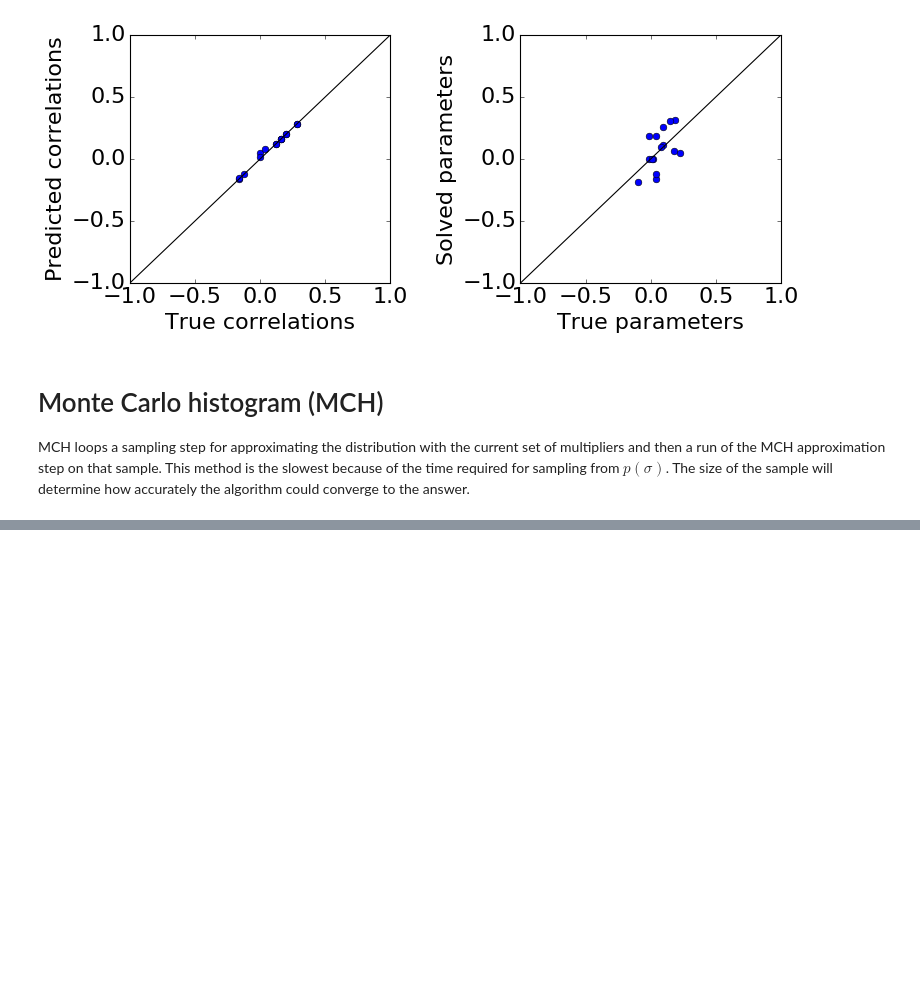
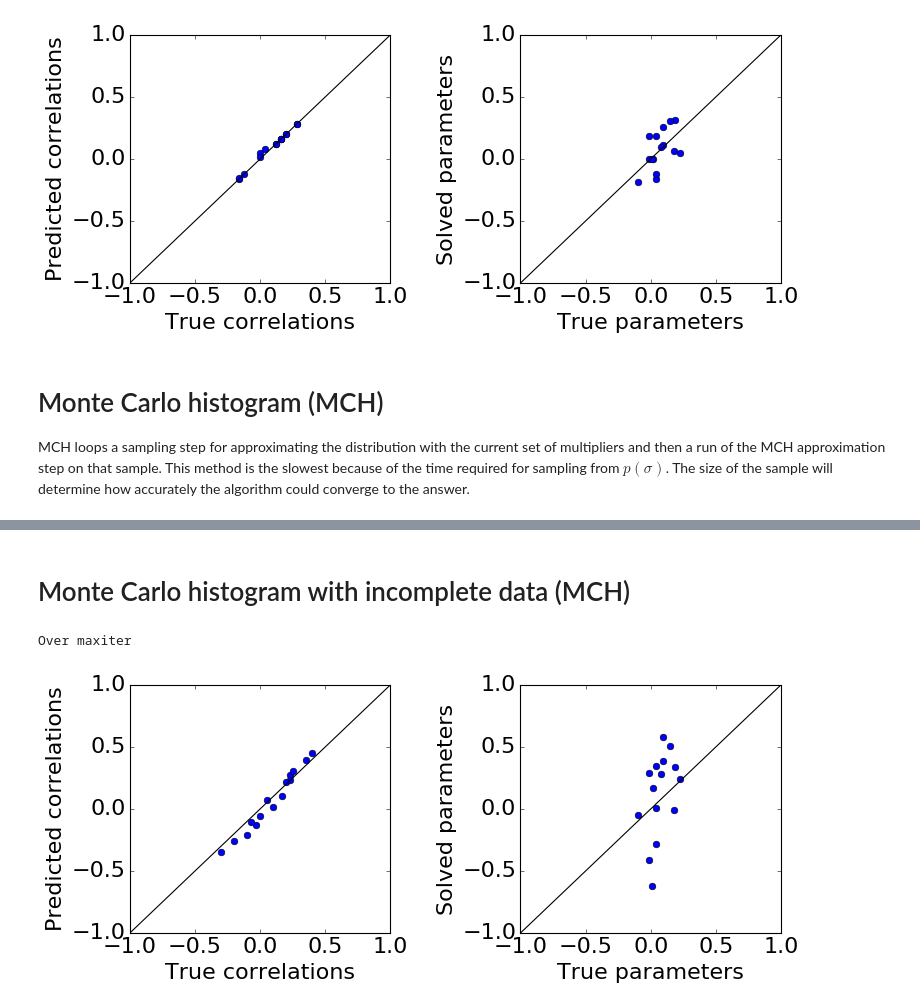
Before and after one commit to eltrompetero/coniii, a Jupyter notebook: Examples.ipynb, the cells around one changed output, grey strips where cells are left out. Saved outputs shown, nothing was run; the diff lists cells and outputs as text; code cells hidden in the pictures; blank space fills up the shorter version.

```diff
--- a/Examples.ipynb
+++ b/Examples.ipynb
@@ -196,0 +193,60 @@ fig.subplots_adjust(wspace=.5)
+# %% [markdown]
+# Monte Carlo histogram with incomplete data (MCH)
+# %%
+# Mask some of the data points.
+maskedSample = sample.copy()
+for i in xrange(5):
+    maskedSample[i*20:(i+1)*20,i:i+2] = 0
+
+# Calculate sisj only from the available data points between pairs of spins.
+sisj = pair_corr(maskedSample,exclude_empty=True,concat=True)
+# %%
+# Declare and call solver.
+solver = MCHIncompleteData(n,calc_observables=calc_observables,
+                         sample_size=100,
+                         sample_method='metropolis',
+                         mch_approximation=mchApproximation)
+
+estMultipliers = solver.solve(X=sample,
+                              constraints=pair_corr(sample,exclude_empty=True,concat=True),
+                              maxiter=10,
+                              cond_sample_size=lambda n:10*n,
+                              cond_sample_iters=lambda n:50*n,
+                              generate_kwargs={'systematic_iter':True},
+                              disp='detailed')
+
+estMultipliers = solver.solve(X=sample,
+                              constraints=pair_corr(sample,exclude_empty=True,concat=True),
+                              initial_guess=estMultipliers,
+                              maxiter=10,
+                              cond_sample_size=lambda n:10*n,
+                              cond_sample_iters=lambda n:50*n,
+                              learn_params_kwargs={'maxdlamda':.1,'eta':.1},
+                              generate_kwargs={'systematic_iter':True},
+                              disp='detailed')
+
+estMultipliers = solver.solve(X=sample,
+                              constraints=pair_corr(sample,exclude_empty=True,concat=True),
+                              initial_guess=estMultipliers,
+                              maxiter=10,
+                              cond_sample_size=lambda n:10*n,
+                              cond_sample_iters=lambda n:50*n,
+                              learn_params_kwargs={'maxdlamda':.05,'eta':.05},
+                              generate_kwargs={'systematic_iter':True},
+                              disp='detailed')
+# %% [output]
+Over maxiter
+# %%
+# Plot comparison of model results with the data.
+fig,ax = plt.subplots(figsize=(10.5,4),ncols=2)
+ax[0].plot(sisj,ising_eqn_5_sym.calc_observables(estMultipliers),'o')
+ax[0].plot([-1,1],[-1,1],'k-')
+ax[0].set(xlabel='True correlations',ylabel='Predicted correlations')
+
+ax[1].plot(hJ,estMultipliers,'o')
+ax[1].plot([-1,1],[-1,1],'k-')
+ax[1].set(xlabel='True parameters',ylabel='Solved parameters')
+
+fig.subplots_adjust(wspace=.5)
+# %% [output]
+[figure, added]
```
Also changed, not shown: parts of 2 cells of this notebook, 1 other file.
